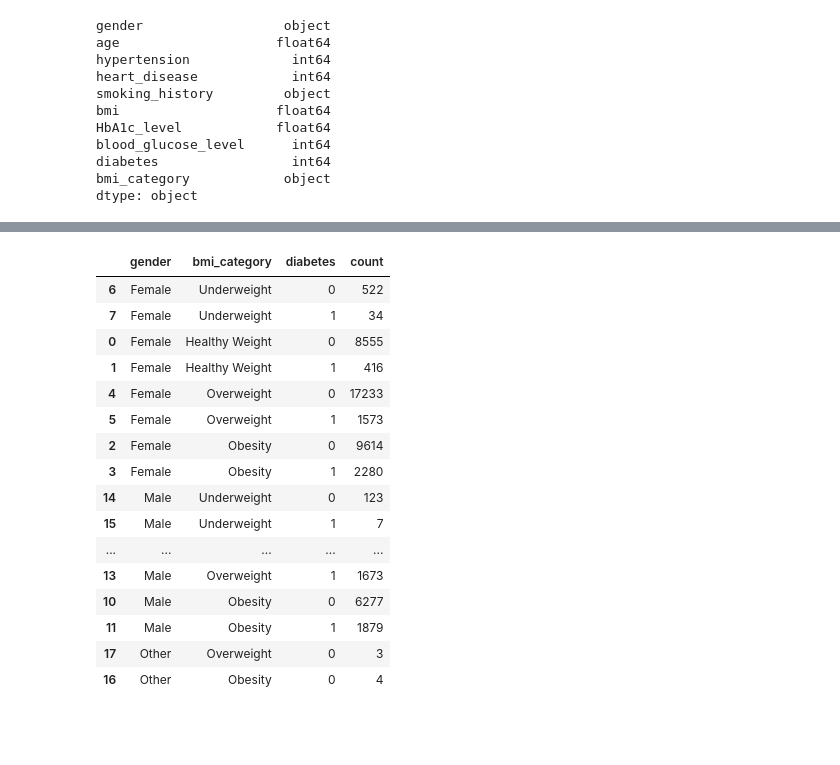
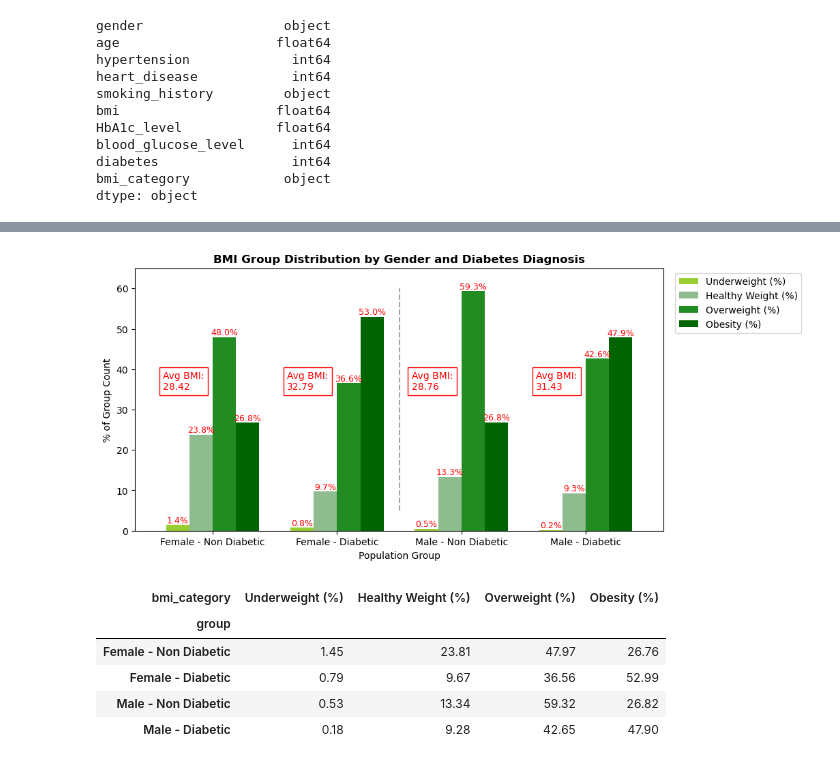
Before and after one commit to craydx/UCF_Project_1-, a Jupyter notebook: kaggle_diabetes_gender_BMI.ipynb, the cells around one changed output, grey strips where cells are left out. Cells and saved outputs as stored; diff of their text form; code cells hidden in the pictures; blank space fills up the shorter version.

Commit message:
Gender_BMI Update - Jorge

```diff
--- a/kaggle_diabetes_gender_BMI.ipynb
+++ b/kaggle_diabetes_gender_BMI.ipynb
@@ -45,6 +45,3 @@ diabetes_df.head()
 | 2 | Male | 28.0 | 0 | 0 | never | 27.32 | 5.7 | ... |
 | 3 | Female | 36.0 | 0 | 0 | current | 23.45 | 5.0 | ... |
 | 4 | Male | 76.0 | 1 | 1 | current | 20.14 | 4.8 | ... |
-# %%
-diabetes_df = diabetes_df.loc[diabetes_df["age"]>=30,:]
-diabetes_df["age"].min()
@@ -52,0 +48,4 @@ diabetes_df["age"].min()
+# %%
+# Age adjusted data age>=30
+age_diabetes_df = diabetes_df.loc[diabetes_df["age"]>=30,:]
+age_diabetes_df["age"].min()
@@ -90,29 +202,49 @@ plt.show()
 # %%
 # Bar Graph of bmi_category by gender
 
-group_df=diabetes_df.groupby(["gender", "bmi_category", "diabetes"])
+#summarize data to a few columns and do a groupby unstacking the results into a dataframe
+diabetes_g_df = age_diabetes_df.loc[age_diabetes_df["gender"]!="Other", ["gender", "diabetes", "bmi_category", "bmi"]]
+bar_df=diabetes_g_df.groupby(["gender", "diabetes", "bmi_category"]).count().squeeze().unstack()
+bar_df = bar_df.reset_index()
 
-bar_df = pd.DataFrame(group_df["bmi"].count())
-bar_df = bar_df.reset_index()
-bar_df = bar_df.rename(columns={"bmi": "count"})
-bar_df["bmi_category"] = pd.Categorical(bar_df["bmi_category"],["Underweight", "Healthy Weight", "Overweight", "Obesity"])
-sorted_df = bar_df.sort_values(["gender", "bmi_category"])
-sorted_df
+#rename diabetes and concatenate for plotting
+bar_df["diabetes"] = bar_df["diabetes"].map({0:"Non Diabetic", 1:"Diabetic"})
+bar_df["group"] = bar_df["gender"] + " - " + bar_df["diabetes"]
+bar_df = bar_df[["group", "Underweight", "Healthy Weight", "Overweight", "Obesity"]]
+bar_df = bar_df.set_index("group", drop=True)
+
+#convert counts to percent of population (for comparison across populatins)
+bar_df["tot_pop"]= bar_df["Underweight"]+bar_df["Healthy Weight"]+bar_df["Overweight"]+bar_df["Obesity"]
+bar_df["Underweight (%)"]=round(bar_df["Underweight"]/bar_df["tot_pop"]*100,2)
+bar_df["Healthy Weight (%)"]=round(bar_df["Healthy Weight"]/bar_df["tot_pop"]*100,2)
+bar_df["Overweight (%)"]=round(bar_df["Overweight"]/bar_df["tot_pop"]*100,2)
+bar_df["Obesity (%)"]=round(bar_df["Obesity"]/bar_df["tot_pop"]*100,2)
+bar_df = bar_df[["Underweight (%)", "Healthy Weight (%)", "Overweight (%)", "Obesity (%)"]]
+
+colors=["yellowgreen", "darkseagreen", "forestgreen", "darkgreen"]
+ax = bar_df.plot(kind="bar", color=colors, figsize=(10, 5), rot=0, width=0.75)
+plt.xlabel("Population Group", fontsize=10)
+plt.ylabel("% of Group Count", fontsize=10)
+plt.ylim(0,65)
+
+for container in ax.containers:
+    ax.bar_label(container, fmt="{:.1f}%", fontsize=9, color="red")
+ax.legend(bbox_to_anchor=(1.27, 1), loc="upper right")
+plt.title("BMI Group Distribution by Gender and Diabetes Diagnosis", weight="bold", fontsize=12)
+plt.vlines(x = 1.5, ymin=5, ymax=60, color="tab:grey", alpha=0.7, linestyles="dashed")
+plt.annotate(f"Avg BMI:\n{round(noD_F_avg_bmi,2)}",(-.4,35), fontsize=10, color="red", bbox=dict(facecolor='none', edgecolor='red'))
+plt.annotate(f"Avg BMI:\n{round(D_F_avg_bmi,2)}",(0.6,35), fontsize=10, color="red", bbox=dict(facecolor='none', edgecolor='red'))
+plt.annotate(f"Avg BMI:\n{round(noD_M_avg_bmi,2)}",(1.6,35), fontsize=10, color="red", bbox=dict(facecolor='none', edgecolor='red'))
+plt.annotate(f"Avg BMI:\n{round(D_M_avg_bmi,2)}",(2.6,35), fontsize=10, color="red", bbox=dict(facecolor='none', edgecolor='red'))
+plt.savefig("bmi_category_gender.png")
+plt.show()
+
+bar_df
 # %% [output]
+[figure, added]
-|  | gender | bmi_category | diabetes | count |
-| 6 | Female | Underweight | 0 | 522 |
-| 7 | Female | Underweight | 1 | 34 |
-| 0 | Female | Healthy Weight | 0 | 8555 |
-| 1 | Female | Healthy Weight | 1 | 416 |
-| 4 | Female | Overweight | 0 | 17233 |
-| 5 | Female | Overweight | 1 | 1573 |
-| 2 | Female | Obesity | 0 | 9614 |
-| 3 | Female | Obesity | 1 | 2280 |
-| 14 | Male | Underweight | 0 | 123 |
-| 15 | Male | Underweight | 1 | 7 |
-| ... | ... | ... | ... | ... |
-| 13 | Male | Overweight | 1 | 1673 |
-| 10 | Male | Obesity | 0 | 6277 |
-| 11 | Male | Obesity | 1 | 1879 |
-| 17 | Other | Overweight | 0 | 3 |
-| 16 | Other | Obesity | 0 | 4 |
+| bmi_category | Underweight (%) | Healthy Weight (%) | Overweight (%) | Obesity (%) |
+| group |  |  |  |  |
+| Female - Non Diabetic | 1.45 | 23.81 | 47.97 | 26.76 |
+| Female - Diabetic | 0.79 | 9.67 | 36.56 | 52.99 |
+| Male - Non Diabetic | 0.53 | 13.34 | 59.32 | 26.82 |
+| Male - Diabetic | 0.18 | 9.28 | 42.65 | 47.90 |
```
Also changed, not shown: parts of 11 cells of this notebook, 4 other files.
